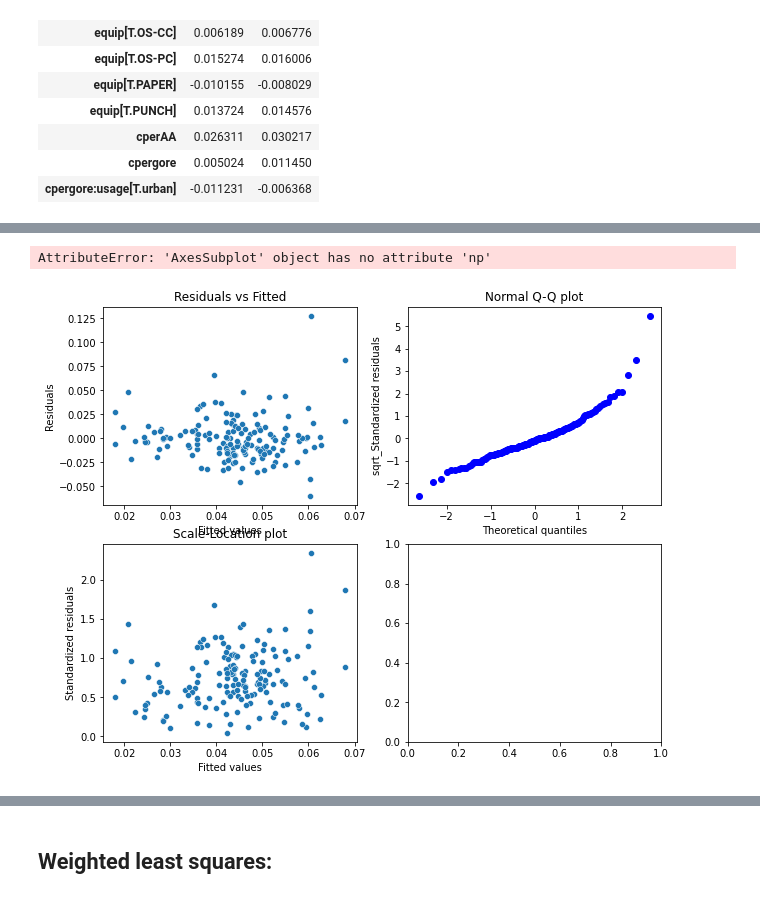
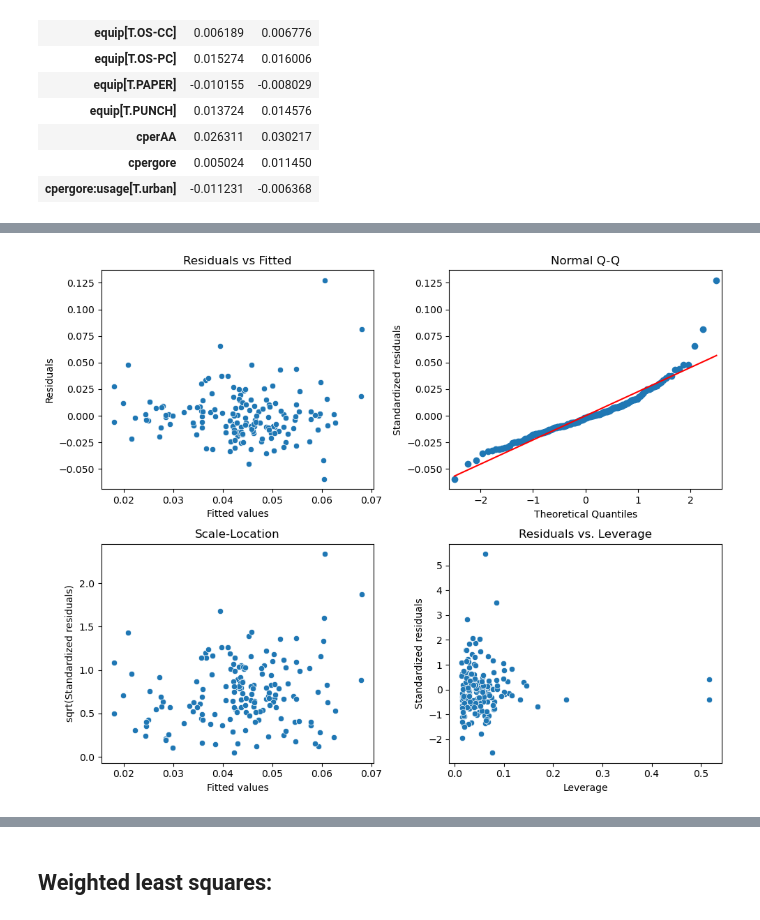
Before and after one commit to percivalphakath/Extending-the-Linear-Model-with-Python, a Jupyter notebook: Chapter1-Introduction.ipynb, the cells around one changed output, grey strips where cells are left out. Saved outputs shown, nothing was run; the diff lists cells and outputs as text; code cells hidden in the pictures.

```diff
--- a/Chapter1-Introduction.ipynb
+++ b/Chapter1-Introduction.ipynb
@@ -415,32 +405,33 @@ from statsmodels.stats.outliers_influence import OLSInfluence as influence
+# %%
+#get the leverage values
+leverage = lmodi.get_influence().hat_matrix_diag
 # %%
+#plot a 2*2 figure
+fig, axes = plt.subplots(2,2, figsize = (10,8))
+
 #plot residuals vs fitted
-fig, axes = plt.subplots(2,2, figsize = (10,8))
-sns.scatterplot(x = y_pred, y = residuals, ax =axes[0,0])
+sns.scatterplot(x = y_pred, y = residuals, ax = axes[0,0])
 axes[0,0].set_title('Residuals vs Fitted')
 axes[0,0].set_xlabel('Fitted values')
 axes[0,0].set_ylabel('Residuals')
 
-#a normal qq plot
-sp.stats.probplot(x = stand_residuals, plot = axes[0,1], fit = False)
-axes[0,1].set_title('Normal Q-Q plot')
-axes[0,1].set_ylabel('sqrt_Standardized residuals')
+#plot qq plot
+sm.qqplot(residuals, line = 's', ax = axes[0,1])
+axes[0,1].set_title('Normal Q-Q')
+axes[0,1].set_ylabel('Standardized residuals')
 
 #a scale-loaction plot
 sns.scatterplot(x = y_pred, y = np.sqrt(abs(stand_residuals)), ax =axes[1,0])
-axes[1,0].set_title('Scale-Location plot')
-axes[1,0].set_ylabel('Standardized residuals')
+axes[1,0].set_title('Scale-Location')
+axes[1,0].set_ylabel('sqrt(Standardized residuals)')
 axes[1,0].set_xlabel('Fitted values')
 
-#a Cook's distance plot
-inf = influence(lmodi)
-C, P = inf.cooks_distance
-axes[1,1].stem(C, markerfmt=",")
-axes[1,1].set_title("Cook's distance plot")
-axes[1,1].set_xlabel('Obs. number')
-axes[1,1].set_ylabel("Cook's distnace")
-
+#plot Standardized Residuals vs. Leverage
+sns.scatterplot(x = leverage, y = stand_residuals, ax = axes[1,1])
+axes[1,1].set_title('Residuals vs. Leverage')
+axes[1,1].set_ylabel('Standardized residuals')
+axes[1,1].set_xlabel('Leverage')
 
 plt.tight_layout();
 # %% [output]
-AttributeError: 'AxesSubplot' object has no attribute 'np'
-[figure, old version]
+[figure, new version]
```
Also changed, not shown: parts of 32 cells of this notebook.
